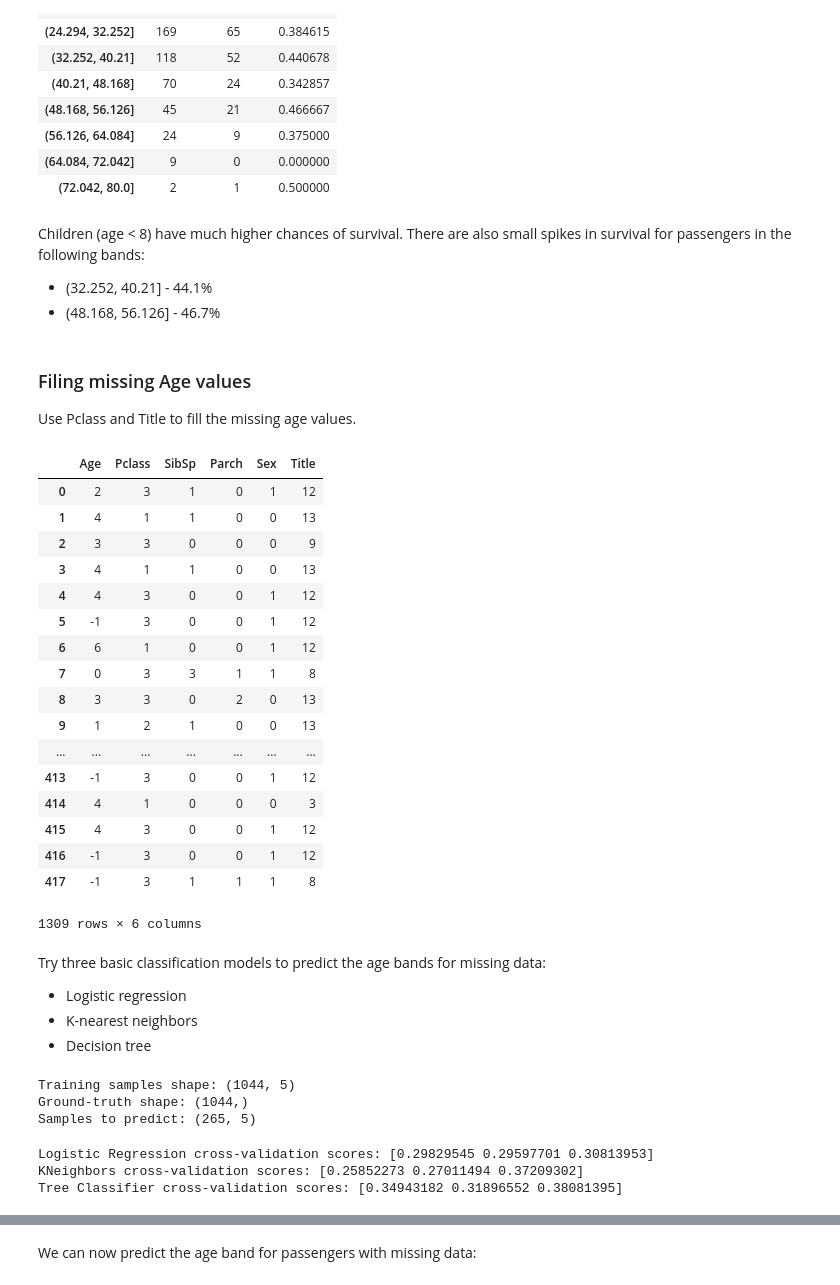
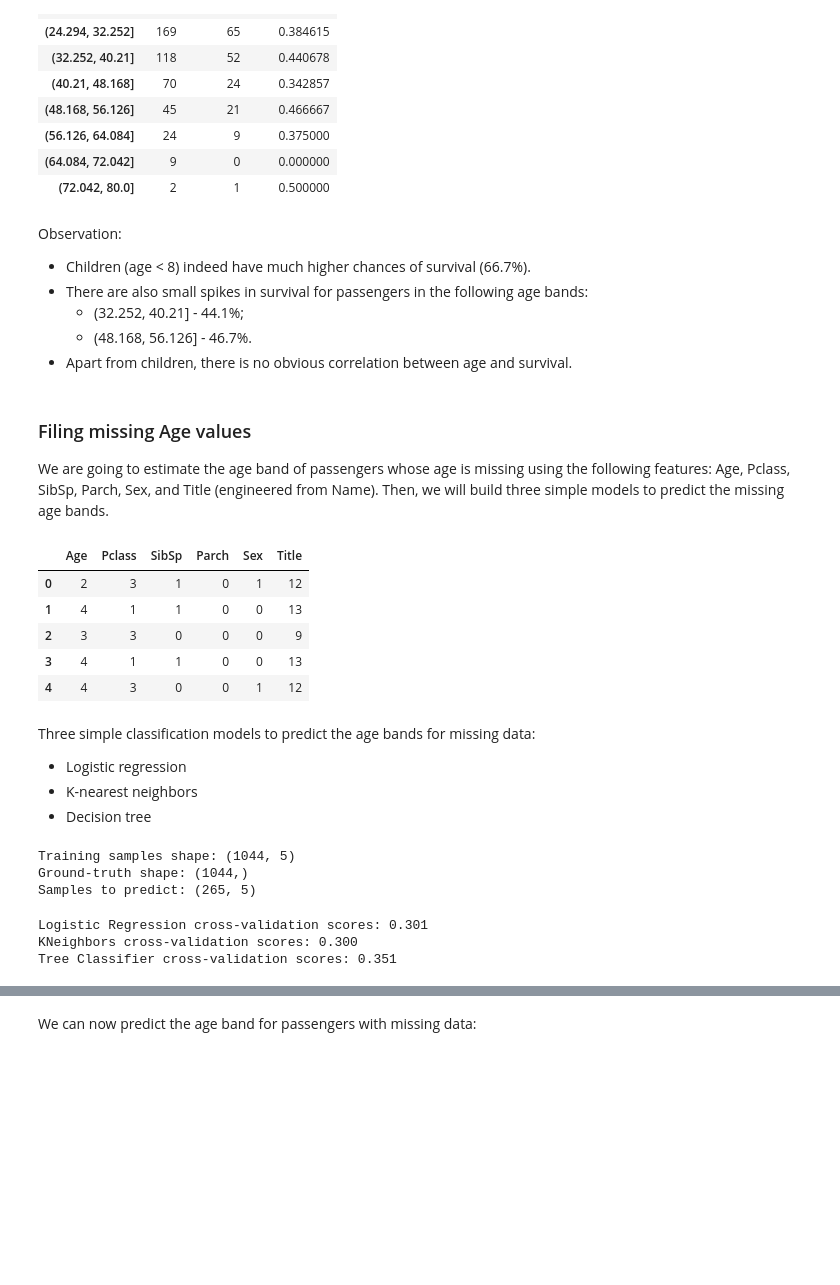
Before and after one commit to davidtvs/kaggle-titanic, a Jupyter notebook: surviving-the-titanic.ipynb, the cells around one changed output, grey strips where cells are left out. Cells and saved outputs as stored; diff of their text form; code cells hidden in the pictures; blank space fills up the shorter version.

```diff
--- a/surviving-the-titanic.ipynb
+++ b/surviving-the-titanic.ipynb
@@ -85,0 +48,4 @@ Besides Cabin, drop the PassengerId.
+# %%
+# Remove PassengerId since it's not a feature
+train.drop(columns='PassengerId', inplace=True)
+test.drop(columns='PassengerId', inplace=True)
@@ -86,6 +76,6 @@ Besides Cabin, drop the PassengerId.
 # %%
-train.drop(columns=['Cabin', 'PassengerId'], inplace=True)
-test.drop(columns=['Cabin', 'PassengerId'], inplace=True)
+train.drop(columns='Cabin', inplace=True)
+test.drop(columns='Cabin', inplace=True)
 # %% [markdown]
 ## Age
 # %%
@@ -96,5 +88,6 @@ _ = g.map(sns.distplot, 'Age')
 # %%
-age_band_series, age_bins = pd.cut(train['Age'], 10, retbins=True)
+no_age_bins = 10
+age_band_series, age_bins = pd.cut(train['Age'], no_age_bins, retbins=True)
 
 survival = (train['Survived'].groupby(age_band_series)
                            .agg(['count', 'sum', 'mean'])
@@ -116,53 +109,44 @@ survival
 | (64.084, 72.042] | 9 | 0 | 0.000000 |
 | (72.042, 80.0] | 2 | 1 | 0.500000 |
 # %% [markdown]
-Children (age < 8) have much higher chances of survival. There are also small spikes in survival for passengers in the following bands:
-- (32.252, 40.21] - 44.1%
-- (48.168, 56.126] - 46.7%
+Observation:
+- Children (age < 8) indeed have much higher chances of survival (66.7%).
+- There are also small spikes in survival for passengers in the following age bands:
+    - (32.252, 40.21] - 44.1%;
+    - (48.168, 56.126] - 46.7%.
+- Apart from children, there is no obvious correlation between age and survival.
-# %% [markdown]
-### Filing missing Age values
-
-Use Pclass and Title to fill the missing age values.
+# %% [markdown]
+### Filing missing Age values
+
+We are going to estimate the age band of passengers whose age is missing using the following features:  Age, Pclass, SibSp, Parch, Sex, and	Title (engineered from Name). Then, we will build three simple models to predict the missing age bands.
 # %%
 # Use both the training and test dataset to fill the missing Age values
 fill_age_df = pd.concat([train, test], sort=True)[['Name', 'Age', 'Pclass', 'SibSp', 'Parch', 'Sex']]
 
 # Use the age bins from above
 fill_age_df['Age'] = pd.cut(fill_age_df['Age'], age_bins)
 
 # Get the titles of the passengers
 fill_age_df['Title'] = fill_age_df['Name'].apply(lambda x: x[x.find(', ') + 1:x.find('.') + 1])
 
 # Now that we have the titles we can drop the names
 fill_age_df.drop(columns='Name', inplace=True)
 
 # Encode ages bins and titles in integers
 fill_age_df['Age'] = fill_age_df['Age'].cat.codes
 fill_age_df['Title'] = fill_age_df['Title'].astype('category').cat.codes
 fill_age_df['Sex'] = fill_age_df['Sex'].astype('category').cat.codes
 
-fill_age_df
+fill_age_df.head()
 # %% [output]
 |  | Age | Pclass | SibSp | Parch | Sex | Title |
 | 0 | 2 | 3 | 1 | 0 | 1 | 12 |
 | 1 | 4 | 1 | 1 | 0 | 0 | 13 |
 | 2 | 3 | 3 | 0 | 0 | 0 | 9 |
 | 3 | 4 | 1 | 1 | 0 | 0 | 13 |
 | 4 | 4 | 3 | 0 | 0 | 1 | 12 |
-| 5 | -1 | 3 | 0 | 0 | 1 | 12 |
-| 6 | 6 | 1 | 0 | 0 | 1 | 12 |
-| 7 | 0 | 3 | 3 | 1 | 1 | 8 |
-| 8 | 3 | 3 | 0 | 2 | 0 | 13 |
-| 9 | 1 | 2 | 1 | 0 | 0 | 13 |
-| ... | ... | ... | ... | ... | ... | ... |
-| 413 | -1 | 3 | 0 | 0 | 1 | 12 |
-| 414 | 4 | 1 | 0 | 0 | 0 | 3 |
-| 415 | 4 | 3 | 0 | 0 | 1 | 12 |
-| 416 | -1 | 3 | 0 | 0 | 1 | 12 |
-| 417 | -1 | 3 | 1 | 1 | 1 | 8 |
-1309 rows × 6 columns
 # %% [markdown]
-Try three basic classification models to predict the age bands for missing data:
+Three simple classification models to predict the age bands for missing data:
 - Logistic regression
 - K-nearest neighbors
 - Decision tree
@@ -185,16 +169,16 @@ from sklearn.model_selection import cross_val_score
 
 logreg = LogisticRegression()
 logreg_scores = cross_val_score(logreg, X_train, Y_train, cv=3)
-print("Logistic Regression cross-validation scores: {}".format(logreg_scores))
+print("Logistic Regression cross-validation scores: {:.3f}".format(logreg_scores.mean()))
 
 knn = KNeighborsClassifier()
 knn_scores = cross_val_score(knn, X_train, Y_train, cv=3)
-print("KNeighbors cross-validation scores: {}".format(knn_scores))
+print("KNeighbors cross-validation scores: {:.3f}".format(knn_scores.mean()))
 
 tree = DecisionTreeClassifier()
 tree_scores = cross_val_score(tree, X_train, Y_train, cv=3)
-print("Tree Classifier cross-validation scores: {}".format(tree_scores))
+print("Tree Classifier cross-validation scores: {:.3f}".format(tree_scores.mean()))
 # %% [output]
-Logistic Regression cross-validation scores: [0.29829545 0.29597701 0.30813953]
-KNeighbors cross-validation scores: [0.25852273 0.27011494 0.37209302]
-Tree Classifier cross-validation scores: [0.34943182 0.31896552 0.38081395]
+Logistic Regression cross-validation scores: 0.301
+KNeighbors cross-validation scores: 0.300
+Tree Classifier cross-validation scores: 0.351
```
Also changed, not shown: parts of 33 cells of this notebook.
